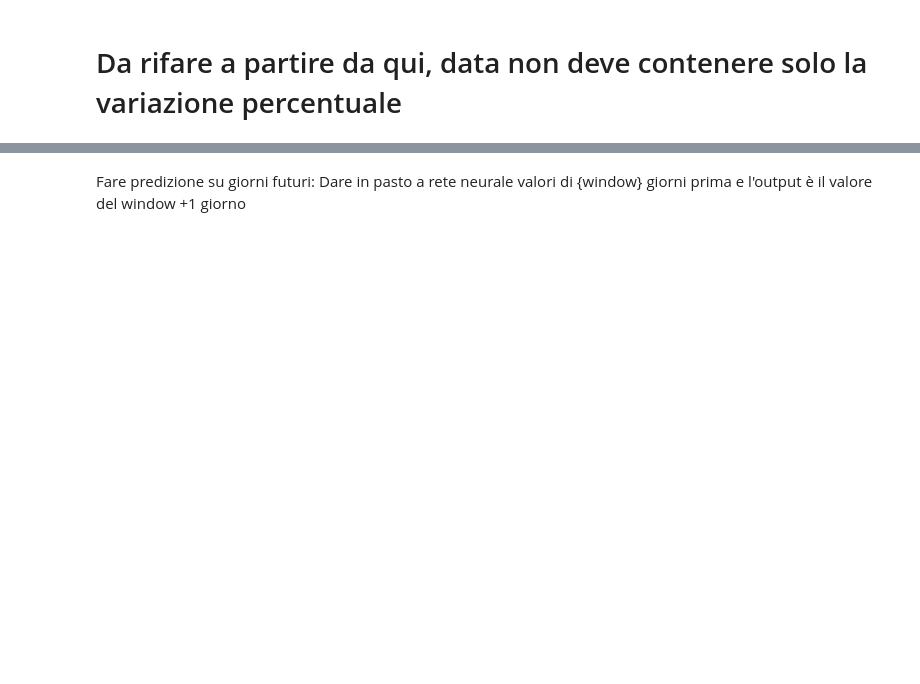
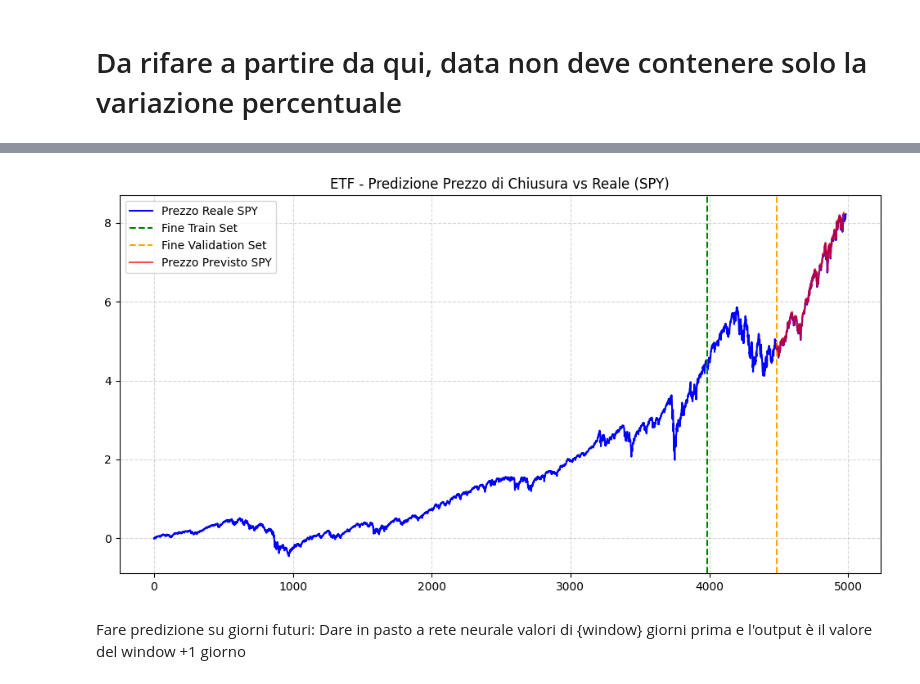
Before and after one commit to sforin/ETFTrading, a Jupyter notebook: etf_trading.ipynb, the cells around one changed output, grey strips where cells are left out. Saved outputs shown, nothing was run; the diff lists cells and outputs as text; code cells hidden in the pictures; blank space fills up the shorter version.

```diff
--- a/etf_trading.ipynb
+++ b/etf_trading.ipynb
@@ -4,19 +4,21 @@
 The ANN should learn from various titles based on many features
 # %%
 import yfinance as yf
+import pandas as pd
+import numpy as np
+
 
 data = []  # Lista per salvare i dati
-# Lista dei ticker degli ETF più importanti
-etf_tickers = ["SPY", "QQQ", "VTI", "EEM", "EFA"]
+etf_tickers = ["SPY", "QQQ", "VTI", "EEM", "EFA"]  # Lista ETF
+period = "20y"  # Periodo dati storici
 
-# Periodo di dati storici da scaricare (es. ultimi 10 anni)
-period = "10y"
-
-# Itera sui ticker e scarica i dati
-for ticker in etf_tickers:
+# Scarica i dati per ogni ETF
+for i, ticker in enumerate(etf_tickers):
     etf = yf.Ticker(ticker)
-    data.append(etf.history(period=period))  # Scarica dati storici
-    data[-1].to_csv(f"{ticker}.csv")  # Salva in un file CSV
+    df = etf.history(period=period)  # Dati storici
+    df['ETF_ID'] = i  # Assegna un ID numerico all'ETF
+    data.append(df)
+    df.to_csv(f"{ticker}.csv")  # Salva il CSV
     print(f"Dati di {ticker} salvati con successo!")
 
 print("Download completato.")
@@ -285,0 +374,69 @@ plt.show()
+# %%
+import matplotlib.pyplot as plt
+import numpy as np
+import pandas as pd
+#['ETF_ID', 'Pct_Change', 'MA_10', 'MA_50', 'Volatility_10', 'Volume_Norm', 'RSI_14']
+
+# Seleziona l'ETF_ID corrispondente a SPY (ETF 0)
+
+def create_data_etf(data_test, etf_id):
+    test_data_etf = []
+    for i in range(len(data_test)):
+        if(int(data_test[i]['ETF_ID']) == etf_id):
+            test_data_etf.append(data_test[i])
+    return test_data_etf
+
+# Ottieni le predizioni per tutte le feature
+y_pred = model.predict(x_test)
+
+spy_id = 0
+dataset_spy = data[spy_id]['Close']
+test_data_spy = test_data[spy_id]
+valid_data_spy = valid_data[spy_id]
+
+#Work around per problema della rete -> FUCK
+for i in range(len(y_pred)):
+    y_pred[i][0] = y_test[i][0]
+
+y_pred_pctChange_spy = []
+for i in range(len(y_pred)):
+    if(y_pred[i][0] == spy_id):
+        y_pred_pctChange_spy.append(y_pred[i][1])
+
+print(y_pred_pctChange_spy[0])
+
+y_pred_close_spy = []
+#First value
+last_value = valid_data_spy['Close'].iloc[-1]
+y_pred_close_spy.append(y_pred_pctChange_spy[0] * last_value)
+
+for i in range(1,len(y_pred_pctChange_spy)):
+    y_pred_close_spy.append(y_pred_pctChange_spy[i] * test_data_spy['Close'].iloc[i-1])
+
+print(test_data_spy['Close'].iloc[0])
+print(y_pred_close_spy[0])
+
+# **Grafico**
+fig, ax = plt.subplots(figsize=(12, 6))
+
+split_train = len(train_data[spy_id])
+split_valid = split_train + len(valid_data[spy_id])
+split_test = split_valid
+
+# Prezzi reali
+ax.plot(dataset_spy, label="Prezzo Reale SPY", color='blue')
+
+# Separazione train/valid/test
+ax.axvline(x=split_train, color='green', linestyle='--', label="Fine Train Set")
+ax.axvline(x=split_valid, color='orange', linestyle='--', label="Fine Validation Set")
+
+# Prezzi previsti
+ax.plot(range(split_test, split_test + len(y_pred_close_spy)), y_pred_close_spy, 'r-', label="Prezzo Previsto SPY", alpha=0.7)
+
+# Miglioramenti grafici
+ax.set_title('ETF - Predizione Prezzo di Chiusura vs Reale (SPY)')
+ax.legend()
+ax.grid(True, linestyle='--', alpha=0.5)
+
+plt.show()
+# %% [output]
@@ -286,3 +447,4 @@ plt.show()
+[figure, added]
 # %% [markdown]
 Fare predizione su giorni futuri:
 Dare in pasto a rete neurale valori di {window} giorni prima e l'output è il valore del window +1 giorno
```
Also changed, not shown: parts of 10 cells of this notebook, 4 other files.
